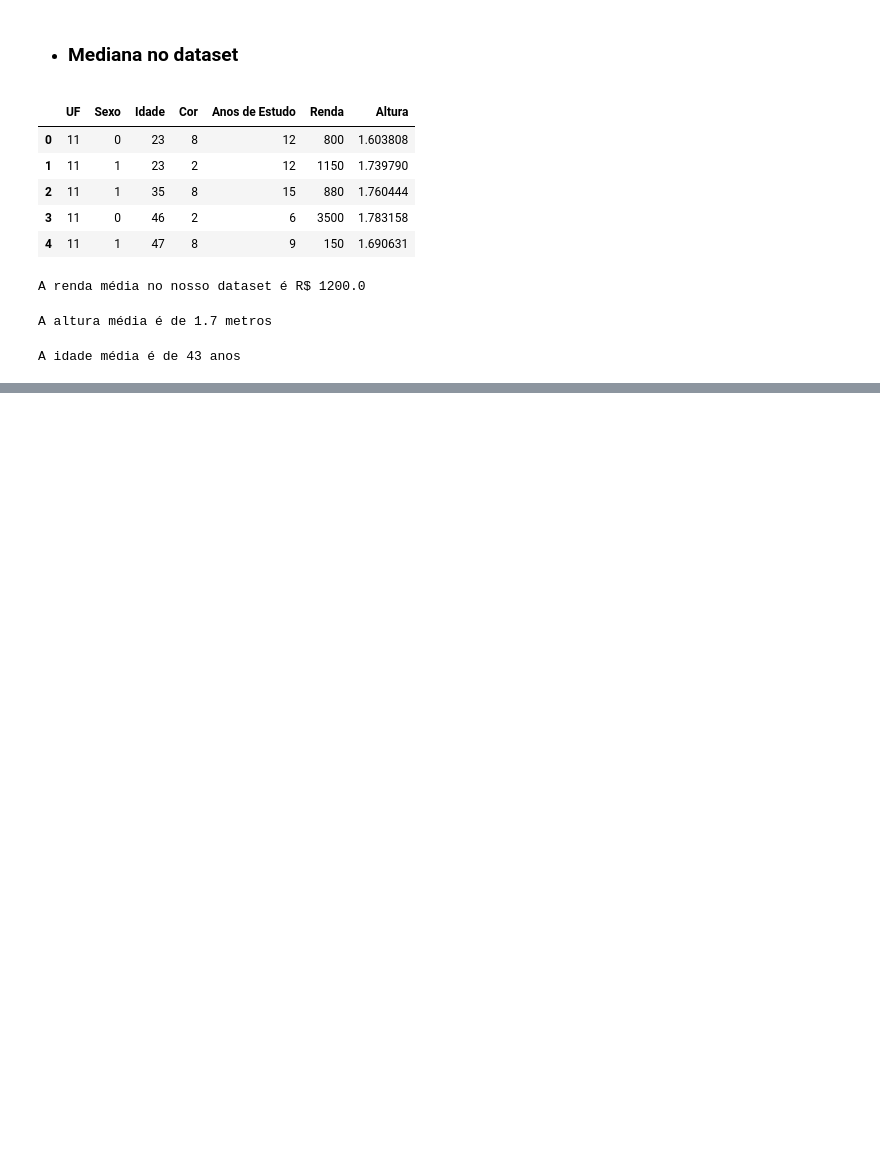
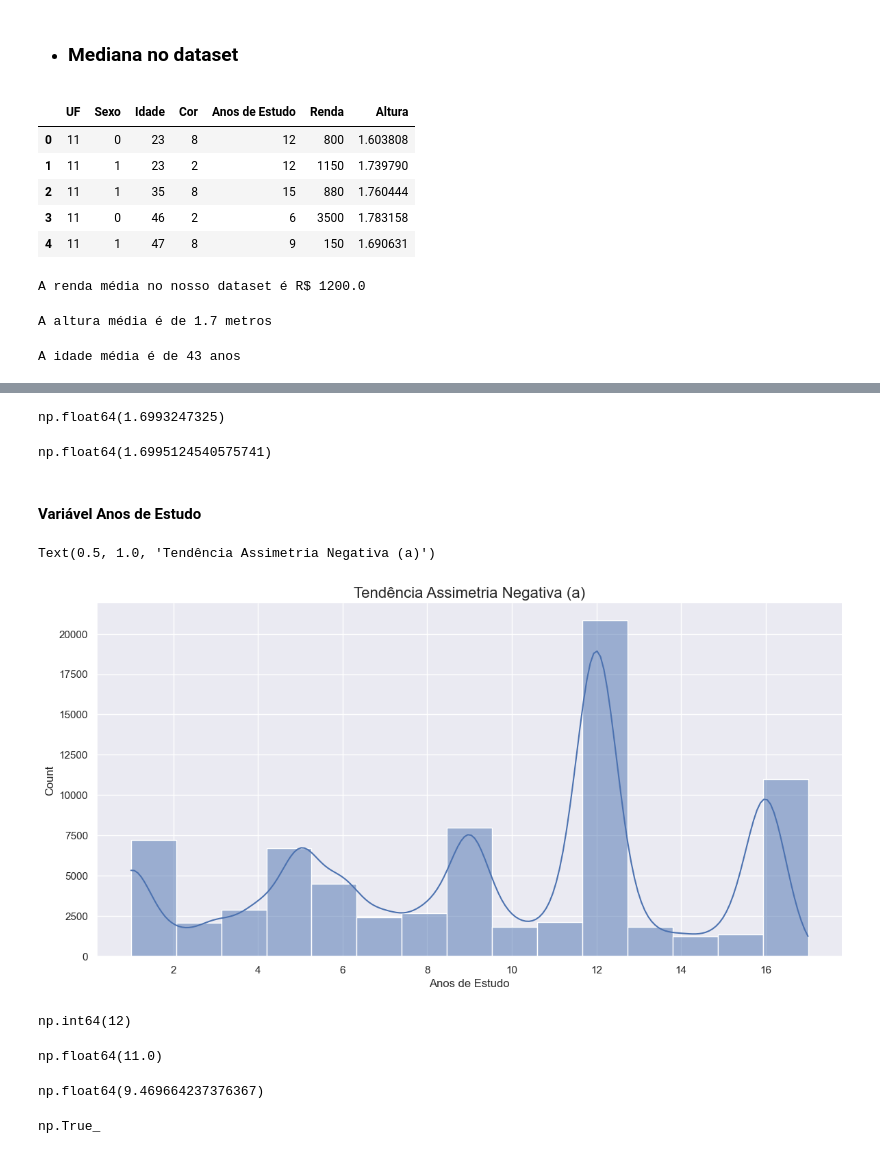
Before and after one commit to Viniciuspneves/estatistica, a Jupyter notebook: fundamentos-estatisticos/frequencia-medidas/03-medidas-tendencia-central.ipynb, the cells around one changed output, grey strips where cells are left out. Saved outputs shown, nothing was run; the diff lists cells and outputs as text; code cells hidden in the pictures; blank space fills up the shorter version.

```diff
--- a/fundamentos-estatisticos/frequencia-medidas/03-medidas-tendencia-central.ipynb
+++ b/fundamentos-estatisticos/frequencia-medidas/03-medidas-tendencia-central.ipynb
@@ -261,0 +456,39 @@ A idade média é de 43 anos
+# %%
+mediana = dados["Altura"].median()
+mediana
+# %% [output]
+np.float64(1.6993247325)
+# %%
+media = dados["Altura"].mean()
+media
+# %% [output]
+np.float64(1.6995124540575741)
+# %% [markdown]
+#### Variável Anos de Estudo
+# %%
+ax = sns.displot(dados["Anos de Estudo"], kde=True, bins=15)
+ax.figure.set_size_inches(12, 6)
+ax.figure.tight_layout()
+ax.ax.set_title("Tendência Assimetria Negativa (a)", fontsize=16)
+# %% [output]
+Text(0.5, 1.0, 'Tendência Assimetria Negativa (a)')
+[figure, added]
+# %%
+moda = dados["Anos de Estudo"].mode()[0]
+moda
+# %% [output]
+np.int64(12)
+# %%
+mediana = dados["Anos de Estudo"].median()
+mediana
+# %% [output]
+np.float64(11.0)
+# %%
+media = dados["Anos de Estudo"].mean()
+media
+# %% [output]
+np.float64(9.469664237376367)
+# %%
+moda > mediana > media
+# %% [output]
+np.True_
```
Also changed, not shown: parts of 25 cells of this notebook.
